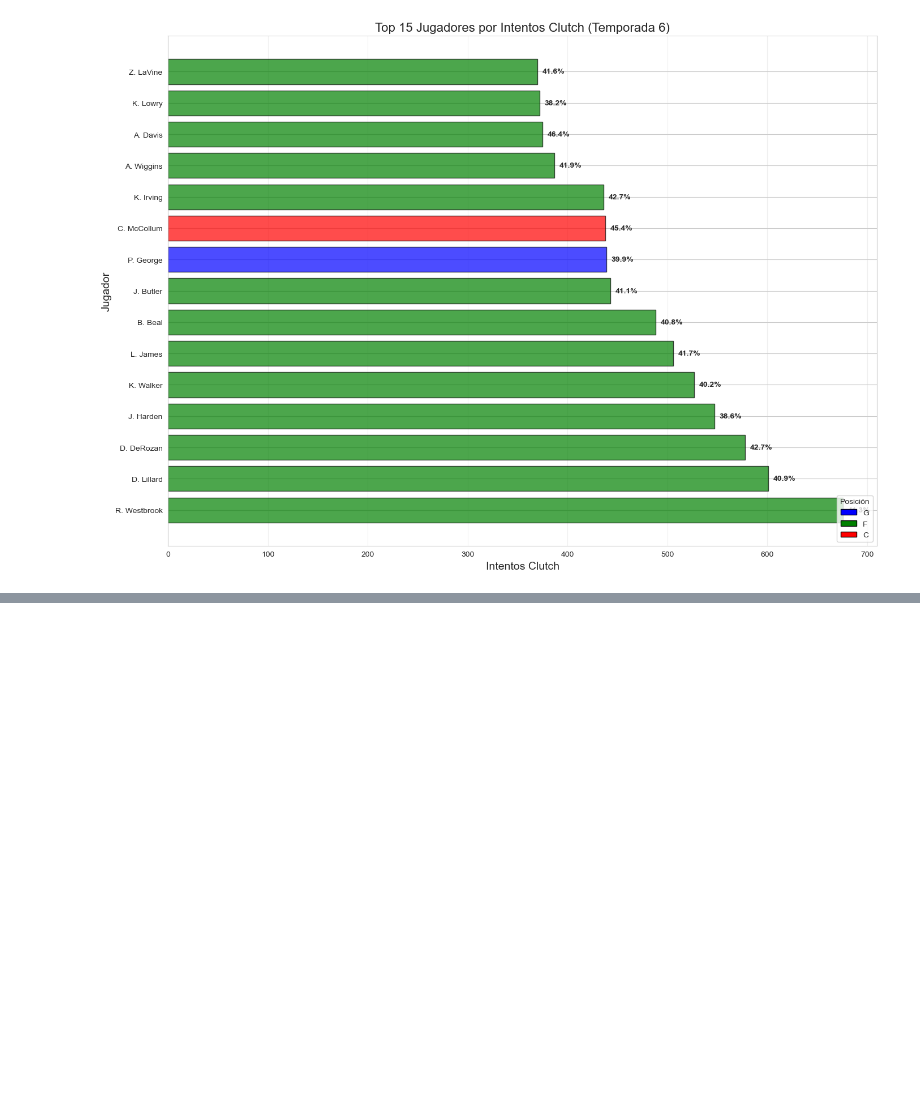
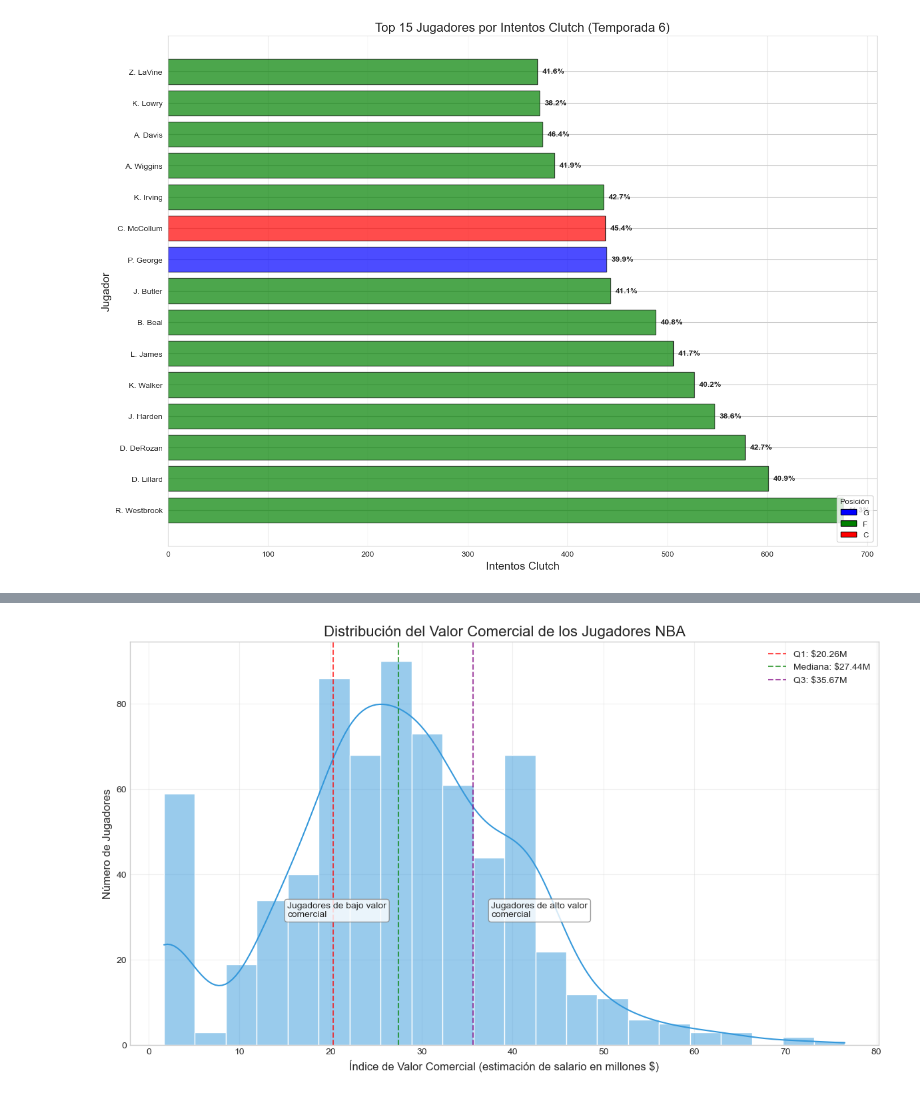
Before and after one commit to jorge-ivan-jimenez-reyes/DataScienceB, a Jupyter notebook: TercerExamen/Presentation.ipynb, the cells around one changed output, grey strips where cells are left out. Drawn from its saved outputs; the diff is of its cells as text; code cells hidden in the pictures; blank space fills up the shorter version.

```diff
--- a/TercerExamen/Presentation.ipynb
+++ b/TercerExamen/Presentation.ipynb
@@ -1348,0 +1374,19 @@ stats_por_temporada_posicion, top_jugadores = analizar_tendencias_temporada(top_
+# %%
+# Cargar los datos
+# 1. Datos de valor comercial y clutch
+valor_comercial_df = pd.read_csv('modelo_valor_comercial_clutch.csv')
+
+# 2. Datos de jugadores
+players_df = pd.read_csv('player.csv')
+
+# 3. Datos de salarios
+salaries_df = pd.read_csv('salaries.csv')
+
+# 4. Datos de draft
+draft_df = pd.read_csv('draft_history.csv')
+
+# 5. Datos de jugadores clutch de elite
+clutch_elite_df = pd.read_csv('jugadores_clutch_elite.csv')
+
+# Mostrar las primeras filas de los datos de valor comercial
+valor_comercial_df.head()
@@ -1348,0 +1400,65 @@ stats_por_temporada_posicion, top_jugadores = analizar_tendencias_temporada(top_
+# %%
+# Exploración de datos
+# Resumen estadístico de las variables principales
+print("Resumen estadístico de valor comercial:")
+print(valor_comercial_df[['tiros_intentados', 'tiros_anotados', 'puntos_clutch', 'eficiencia', 'valor_comercial_index']].describe())
+
+# Visualizar la distribución del valor comercial
+plt.figure(figsize=(12, 7))
+ax = sns.histplot(valor_comercial_df['valor_comercial_index'], kde=True, color='#3498db')
+plt.title('Distribución del Valor Comercial de los Jugadores NBA', fontsize=16)
+plt.xlabel('Índice de Valor Comercial (estimación de salario en millones $)', fontsize=12)
+plt.ylabel('Número de Jugadores', fontsize=12)
+
+# Añadir líneas verticales para los cuartiles
+q1 = valor_comercial_df['valor_comercial_index'].quantile(0.25)
+q2 = valor_comercial_df['valor_comercial_index'].quantile(0.5)
+q3 = valor_comercial_df['valor_comercial_index'].quantile(0.75)
+
+plt.axvline(q1, color='red', linestyle='--', alpha=0.7, label=f'Q1: ${q1:.2f}M')
+plt.axvline(q2, color='green', linestyle='--', alpha=0.7, label=f'Mediana: ${q2:.2f}M')
+plt.axvline(q3, color='purple', linestyle='--', alpha=0.7, label=f'Q3: ${q3:.2f}M')
+
+# Añadir anotaciones
+plt.annotate('Jugadores de bajo valor\ncomercial', xy=(q1-5, 30), fontsize=10,
+             bbox=dict(boxstyle="round,pad=0.3", fc="white", ec="gray", alpha=0.8))
+plt.annotate('Jugadores de alto valor\ncomercial', xy=(q3+2, 30), fontsize=10,
+             bbox=dict(boxstyle="round,pad=0.3", fc="white", ec="gray", alpha=0.8))
+
+plt.legend()
+plt.grid(True, alpha=0.3)
+plt.tight_layout()
+plt.show()
+
+# Relación entre eficiencia clutch y valor comercial
+plt.figure(figsize=(12, 7))
+scatter = sns.scatterplot(data=valor_comercial_df, x='eficiencia', y='valor_comercial_index',
+                hue='temporadas', size='tiros_intentados', sizes=(20, 200), alpha=0.7,
+                palette="viridis")
+
+plt.title('¿Cómo Afecta la Eficiencia en Momentos Clutch al Valor Comercial?', fontsize=16)
+plt.xlabel('Eficiencia en Momentos Decisivos (FG%)', fontsize=12)
+plt.ylabel('Valor Comercial (millones $)', fontsize=12)
+
+# Añadir línea de tendencia
+sns.regplot(data=valor_comercial_df, x='eficiencia', y='valor_comercial_index',
+           scatter=False, ci=None, color='red', line_kws={"linestyle":"--"})
+
+# Añadir anotaciones para jugadores destacados
+top_players = valor_comercial_df.nlargest(5, 'valor_comercial_index')
+for idx, player in top_players.iterrows():
+    plt.annotate(player['Shooter'].split(' - ')[0],
+                xy=(player['eficiencia'], player['valor_comercial_index']),
+                xytext=(5, 5), textcoords='offset points', fontsize=9,
+                bbox=dict(boxstyle="round,pad=0.3", fc="white", ec="gray", alpha=0.8))
+
+# Añadir explicación
+plt.annotate('Mayor tamaño = Más tiros intentados\nColor más oscuro = Más temporadas jugadas',
+             xy=(0.05, 0.95), xycoords='axes fraction', fontsize=10,
+             bbox=dict(boxstyle="round,pad=0.3", fc="white", ec="gray", alpha=0.8))
+
+plt.legend(title='Temporadas', bbox_to_anchor=(1.05, 1), loc='upper left')
+plt.grid(True, alpha=0.3)
+plt.tight_layout()
+plt.show()
+# %% [output]
@@ -1348,0 +1485 @@ stats_por_temporada_posicion, top_jugadores = analizar_tendencias_temporada(top_
+[figure, added]
```
Also changed, not shown: parts of 13 cells of this notebook.
